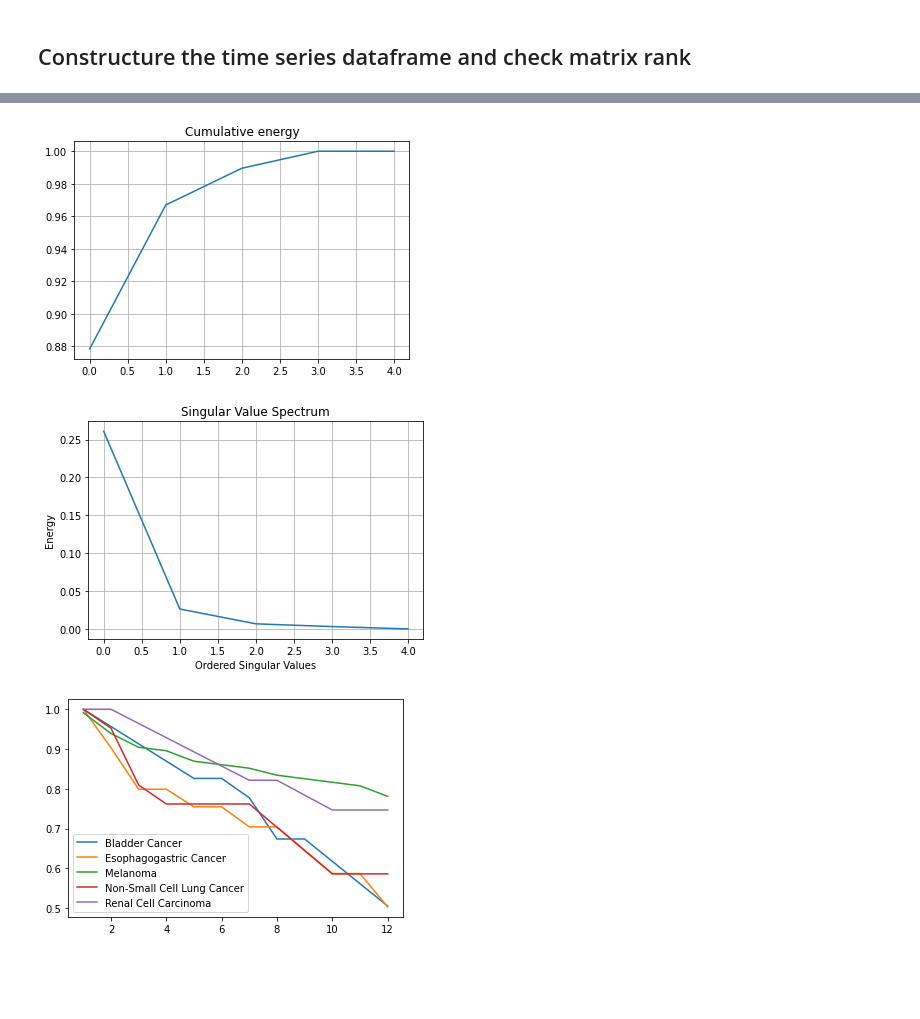
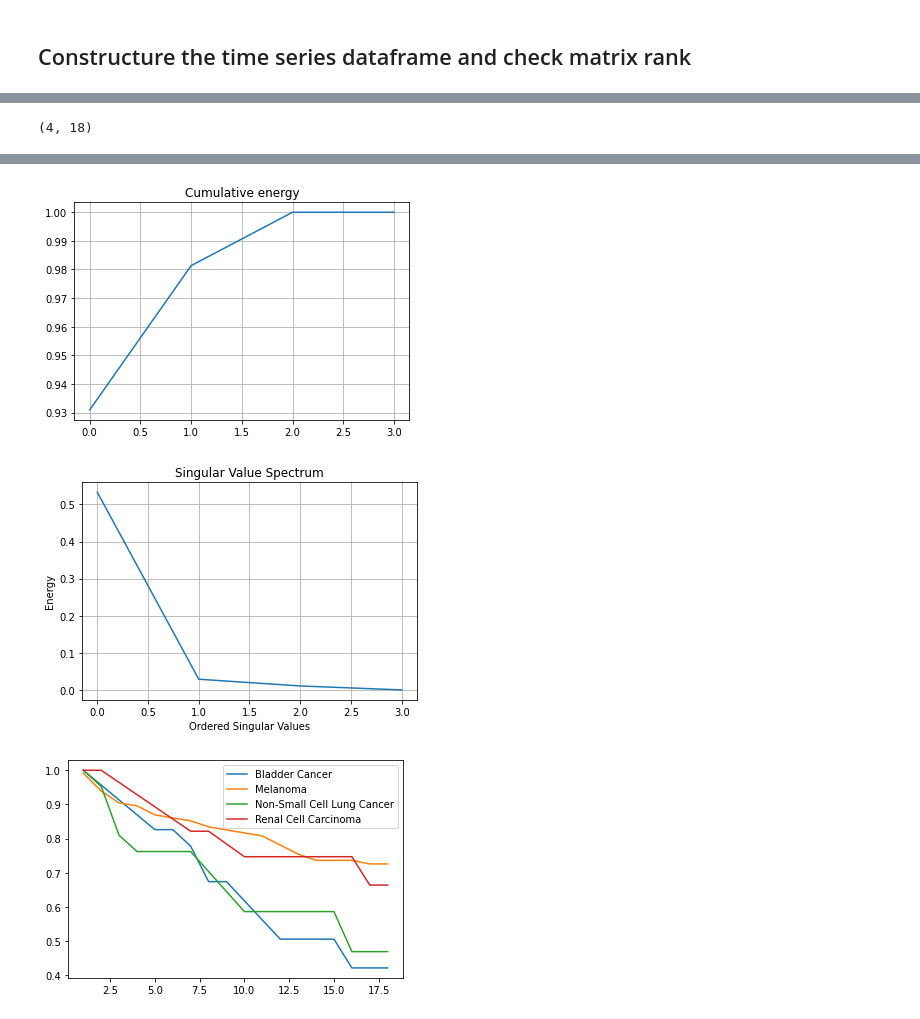
Before and after one commit to changhw01/gemini, a Jupyter notebook: 2021_01_04_data_for_sc.ipynb, the cells around one changed output, grey strips where cells are left out. Cells and saved outputs as stored; diff of their text form; code cells hidden in the pictures; blank space fills up the shorter version.

```diff
--- a/2021_01_04_data_for_sc.ipynb
+++ b/2021_01_04_data_for_sc.ipynb
@@ -99,6 +99,8 @@ def construct_ts_matrix(data_df, unit_defined_by=None, filter_by_column=None,
     data_df = data_df[[unit_defined_by, KEY_SURVIVAL_MONTH, KEY_EVENT]]
     units = sorted(list(set(data_df[unit_defined_by])))
     columns = range(1, target_length+1)
+    km_df = None
+    hz_df = None
     for i, u in enumerate(units):
       data = data_df[data_df[unit_defined_by]==u]
 
@@ -113,12 +115,15 @@ def construct_ts_matrix(data_df, unit_defined_by=None, filter_by_column=None,
       if len(S_hat) < target_length:
         continue
 
-      if i == 0:
+      if km_df is None:
         km_df = pd.DataFrame(data=[S_hat[:target_length]], index=[u], columns=columns)
-        hz_df = pd.DataFrame(data=[h_hat[:target_length]], index=[u], columns=columns)
       else:
         new_km_row = pd.DataFrame(data=[S_hat[:target_length]], index=[u], columns=columns)
         km_df = km_df.append(new_km_row)
+
+      if hz_df is None:
+        hz_df = pd.DataFrame(data=[h_hat[:target_length]], index=[u], columns=columns)
+      else:
         new_hz_row = pd.DataFrame(data=[h_hat[:target_length]], index=[u], columns=columns)
         hz_df = hz_df.append(new_hz_row)
 
@@ -144,7 +149,8 @@ def analyze_ts_matrix_rank(data_df, drug_type, data_type='km', target_length=12)
   km_df, hz_df = construct_ts_matrix(
       data_df,
       unit_defined_by=KEY_CANCER_TYPE,
-      filter_by_column={KEY_DRUG_TYPE:drug_type})
+      filter_by_column={KEY_DRUG_TYPE:drug_type},
+      target_length=target_length)
   if data_type == 'km':
     plot_spectrum(km_df)
     return km_df
@@ -182,8 +193,10 @@ ts_pd1_df.head(4)
 # %%
-ts_combo_df = analyze_ts_matrix_rank(raw_data_df, 'Combo', data_type='km')
+ts_combo_df = analyze_ts_matrix_rank(raw_data_df, 'Combo', data_type='km', target_length=18)
 ts_combo_df.transpose().plot()
 ts_combo_df.to_csv('data/km_combo_df.csv', index_label='Cancer Type', index=True)
+print(ts_combo_df.shape)
 ts_combo_df.head(4)
 # %% [output]
+(4, 18)
 |  | 1 | 2 | 3 | 4 | 5 | 6 | 7 | 8 | 9 | 10 | 11 | ... |
 | Bladder Cancer | 1.000000 | 0.956522 | 0.913043 | 0.869565 | 0.826087 | 0.826087 | 0.777494 | 0.673828 | 0.673828 | 0.617675 | 0.561523 | ... |
@@ -193,4 +206,4 @@ ts_combo_df.head(4)
-[figure, old version]
+[figure, new version]
-[figure, old version]
+[figure, new version]
-[figure, old version]
+[figure, new version]
 # %%
```
Also changed, not shown: parts of 4 cells of this notebook, 6 other files.
